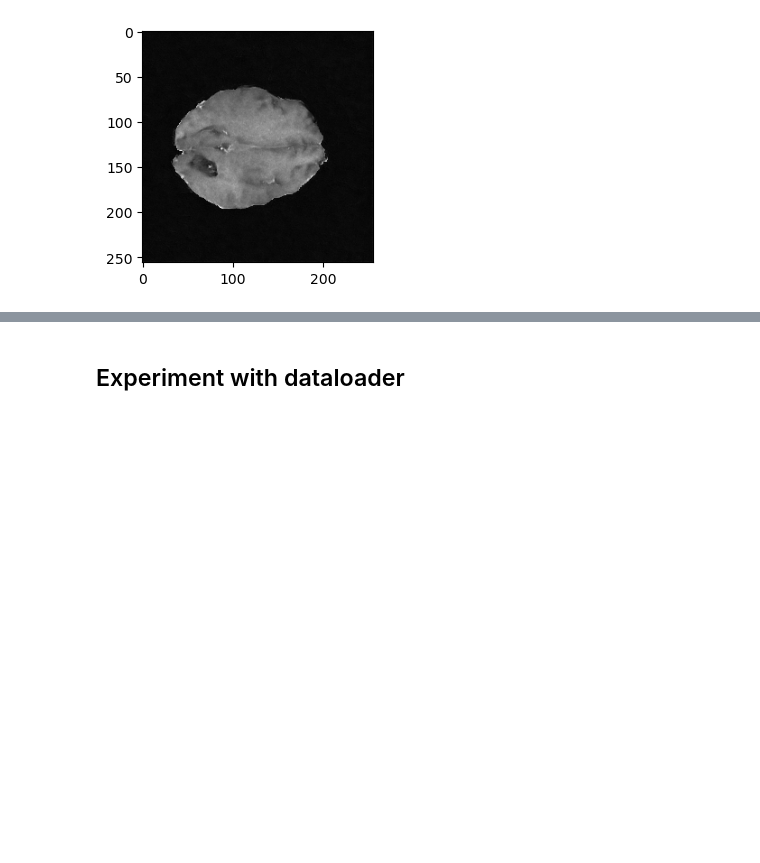
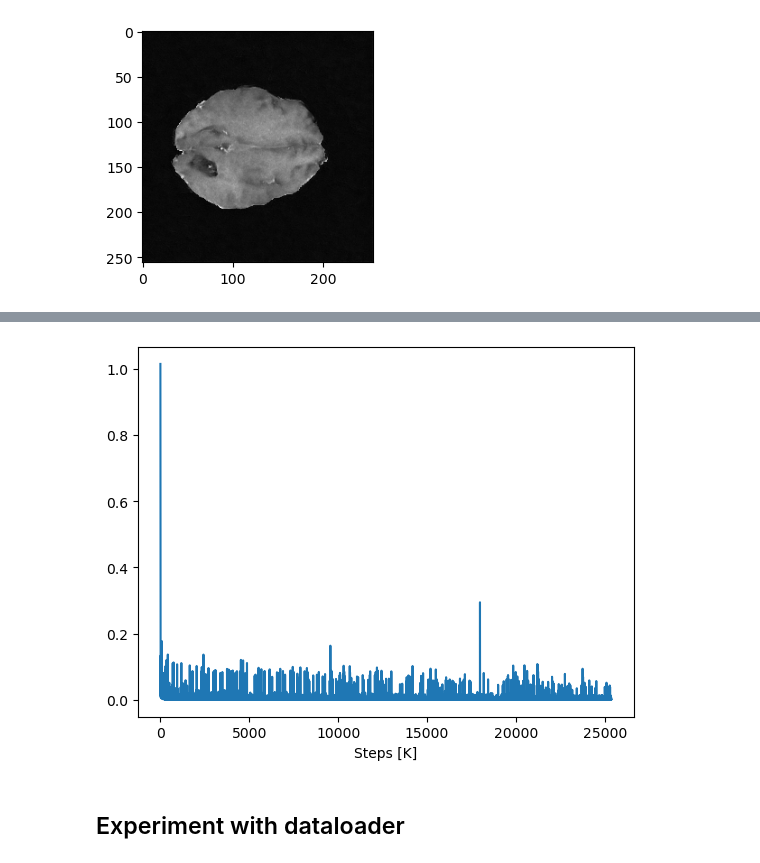
Before and after one commit to PatrickSVM/Diffusion-Models-for-Brain-Tumor-MRI-Scans, a Jupyter notebook: notebooks/Experiments.ipynb, the cells around one changed output, grey strips where cells are left out. Cells and saved outputs as stored; diff of their text form; code cells hidden in the pictures; blank space fills up the shorter version.

```diff
--- a/notebooks/Experiments.ipynb
+++ b/notebooks/Experiments.ipynb
@@ -101,3 +161,14 @@ plt.imshow(batches[i,:,:,1], cmap="gray")
+# %%
+import matplotlib.pyplot as plt
+import pandas as pd
+
+T1CE_training = pd.read_csv("../Checkpoint_T1CE_SEG/progress.csv")
+# %%
+plt.plot(T1CE_training.loss)
+plt.xlabel("Steps [K]")
+plt.show()
+# %% [output]
+[figure, added]
 # %% [markdown]
 ## Experiment with dataloader
 # %%
```
Also changed, not shown: parts of 8 cells of this notebook, 7 other files.
